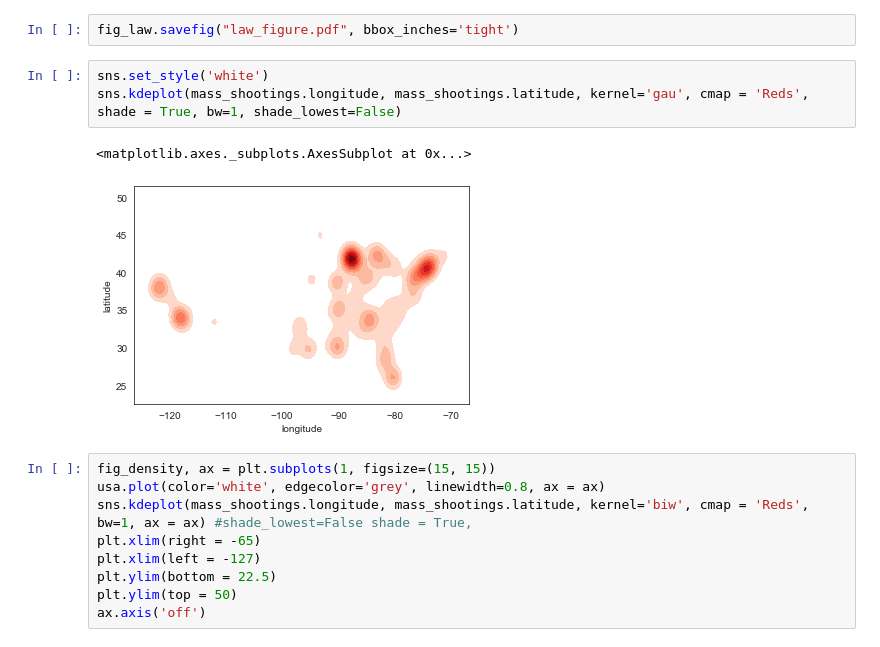
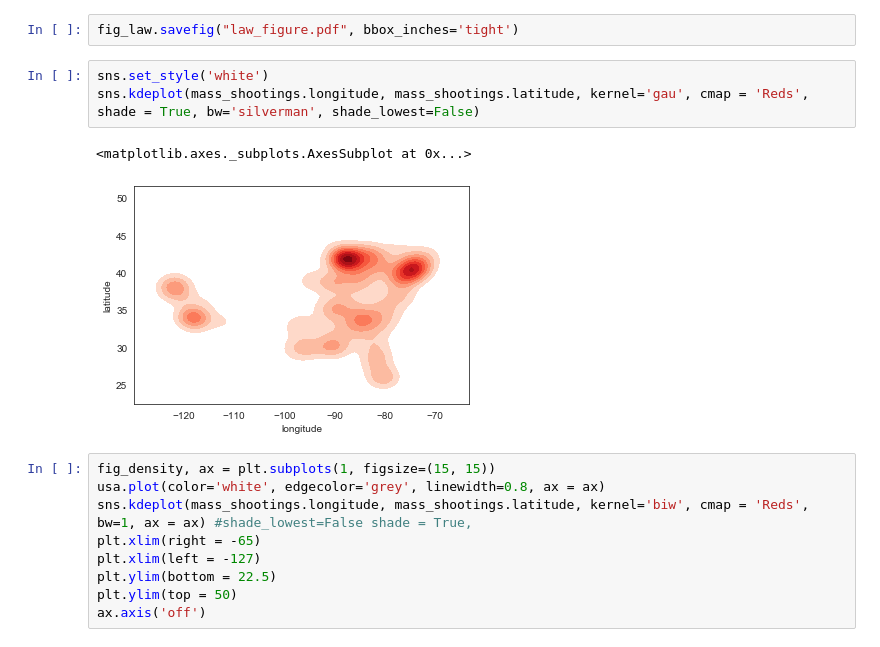
Before and after one commit to annabeck/Gun_Violence_E19, a Jupyter notebook: 02 US Maps.ipynb, the cells around one changed output. Cells and saved outputs as stored; diff of their text form.

```diff
--- a/02 US Maps.ipynb
+++ b/02 US Maps.ipynb
@@ -266,10 +266,10 @@ fig_law
 fig_law.savefig("law_figure.pdf", bbox_inches='tight')
 # %%
 sns.set_style('white')
-sns.kdeplot(mass_shootings.longitude, mass_shootings.latitude, kernel='gau', cmap = 'Reds', shade = True, bw=1, shade_lowest=False)
+sns.kdeplot(mass_shootings.longitude, mass_shootings.latitude, kernel='gau', cmap = 'Reds', shade = True, bw='silverman', shade_lowest=False)
 # %% [output]
 <matplotlib.axes._subplots.AxesSubplot at 0x...>
-[figure, old version]
+[figure, new version]
 # %%
 fig_density, ax = plt.subplots(1, figsize=(15, 15))
 usa.plot(color='white', edgecolor='grey', linewidth=0.8, ax = ax)
```
Also changed, not shown: parts of 4 cells of this notebook, 1 other file.
